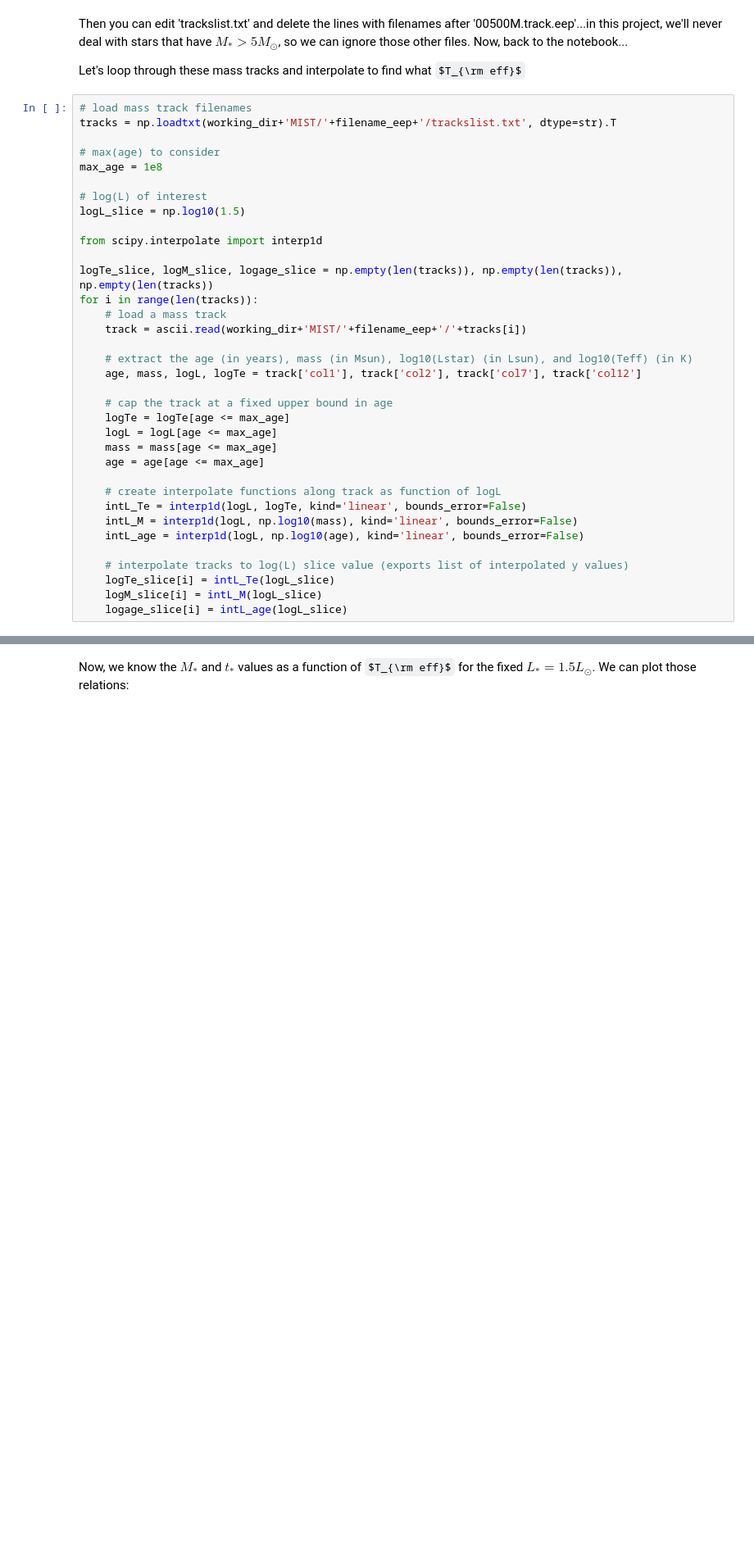
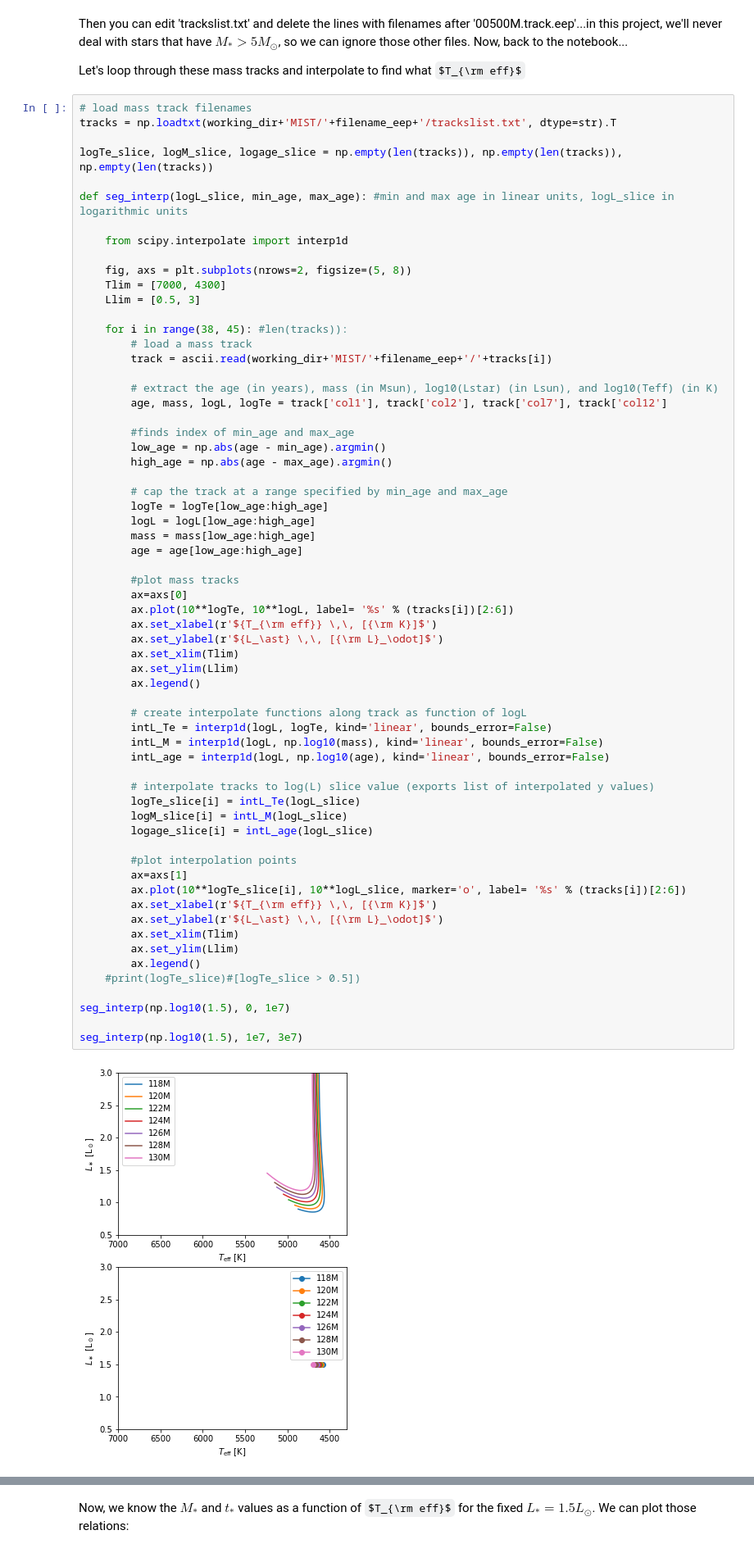
Before and after one commit to seanandrews/dyn-masses, a Jupyter notebook: notebooks/Justin's Notes/The HR Diagram.ipynb, the cells around one changed output, grey strips where cells are left out. Shown at 82% size. Drawn from its saved outputs; the diff is of its cells as text; some formulas as TeX source; blank space fills up the shorter version.

```diff
--- a/notebooks/Justin's Notes/The HR Diagram.ipynb
+++ b/notebooks/Justin's Notes/The HR Diagram.ipynb
@@ -360,35 +360,65 @@ Let's loop through these mass tracks and interpolate to find what $T_{\rm eff}$
 # %%
 # load mass track filenames
 tracks = np.loadtxt(working_dir+'MIST/'+filename_eep+'/trackslist.txt', dtype=str).T
 
-# max(age) to consider
-max_age = 1e8
+logTe_slice, logM_slice, logage_slice = np.empty(len(tracks)), np.empty(len(tracks)), np.empty(len(tracks))
 
-# log(L) of interest
-logL_slice = np.log10(1.5)
+def seg_interp(logL_slice, min_age, max_age): #min and max age in linear units, logL_slice in logarithmic units
 
-from scipy.interpolate import interp1d
+    from scipy.interpolate import interp1d
 
-logTe_slice, logM_slice, logage_slice = np.empty(len(tracks)), np.empty(len(tracks)), np.empty(len(tracks))
-for i in range(len(tracks)):
-    # load a mass track
-    track = ascii.read(working_dir+'MIST/'+filename_eep+'/'+tracks[i])
+    fig, axs = plt.subplots(nrows=2, figsize=(5, 8))
+    Tlim = [7000, 4300]
+    Llim = [0.5, 3]
 
-    # extract the age (in years), mass (in Msun), log10(Lstar) (in Lsun), and log10(Teff) (in K)
-    age, mass, logL, logTe = track['col1'], track['col2'], track['col7'], track['col12']
+    for i in range(38, 45): #len(tracks)):
+        # load a mass track
+        track = ascii.read(working_dir+'MIST/'+filename_eep+'/'+tracks[i])
 
-    # cap the track at a fixed upper bound in age
-    logTe = logTe[age <= max_age]
-    logL = logL[age <= max_age]
-    mass = mass[age <= max_age]
-    age = age[age <= max_age]
+        # extract the age (in years), mass (in Msun), log10(Lstar) (in Lsun), and log10(Teff) (in K)
+        age, mass, logL, logTe = track['col1'], track['col2'], track['col7'], track['col12']
 
-    # create interpolate functions along track as function of logL
-    intL_Te = interp1d(logL, logTe, kind='linear', bounds_error=False)
-    intL_M = interp1d(logL, np.log10(mass), kind='linear', bounds_error=False)
-    intL_age = interp1d(logL, np.log10(age), kind='linear', bounds_error=False)
+        #finds index of min_age and max_age
+        low_age = np.abs(age - min_age).argmin()
+        high_age = np.abs(age - max_age).argmin()
 
-    # interpolate tracks to log(L) slice value (exports list of interpolated y values)
-    logTe_slice[i] = intL_Te(logL_slice)
-    logM_slice[i] = intL_M(logL_slice)
-    logage_slice[i] = intL_age(logL_slice)
+        # cap the track at a range specified by min_age and max_age
+        logTe = logTe[low_age:high_age]
+        logL = logL[low_age:high_age]
+        mass = mass[low_age:high_age]
+        age = age[low_age:high_age]
+
+        #plot mass tracks
+        ax=axs[0]
+        ax.plot(10**logTe, 10**logL, label= '%s' % (tracks[i])[2:6])
+        ax.set_xlabel(r'${T_{\rm eff}} \,\, [{\rm K}]$')
+        ax.set_ylabel(r'${L_\ast} \,\, [{\rm L}_\odot]$')
+        ax.set_xlim(Tlim)
+        ax.set_ylim(Llim)
+        ax.legend()
+
+        # create interpolate functions along track as function of logL
+        intL_Te = interp1d(logL, logTe, kind='linear', bounds_error=False)
+        intL_M = interp1d(logL, np.log10(mass), kind='linear', bounds_error=False)
+        intL_age = interp1d(logL, np.log10(age), kind='linear', bounds_error=False)
+
+        # interpolate tracks to log(L) slice value (exports list of interpolated y values)
+        logTe_slice[i] = intL_Te(logL_slice)
+        logM_slice[i] = intL_M(logL_slice)
+        logage_slice[i] = intL_age(logL_slice)
+
+        #plot interpolation points
+        ax=axs[1]
+        ax.plot(10**logTe_slice[i], 10**logL_slice, marker='o', label= '%s' % (tracks[i])[2:6])
+        ax.set_xlabel(r'${T_{\rm eff}} \,\, [{\rm K}]$')
+        ax.set_ylabel(r'${L_\ast} \,\, [{\rm L}_\odot]$')
+        ax.set_xlim(Tlim)
+        ax.set_ylim(Llim)
+        ax.legend()
+    #print(logTe_slice)#[logTe_slice > 0.5])
+
+seg_interp(np.log10(1.5), 0, 1e7)
+
+seg_interp(np.log10(1.5), 1e7, 3e7)
+# %% [output]
+[figure, added]
```
Also changed, not shown: parts of 4 cells of this notebook.
